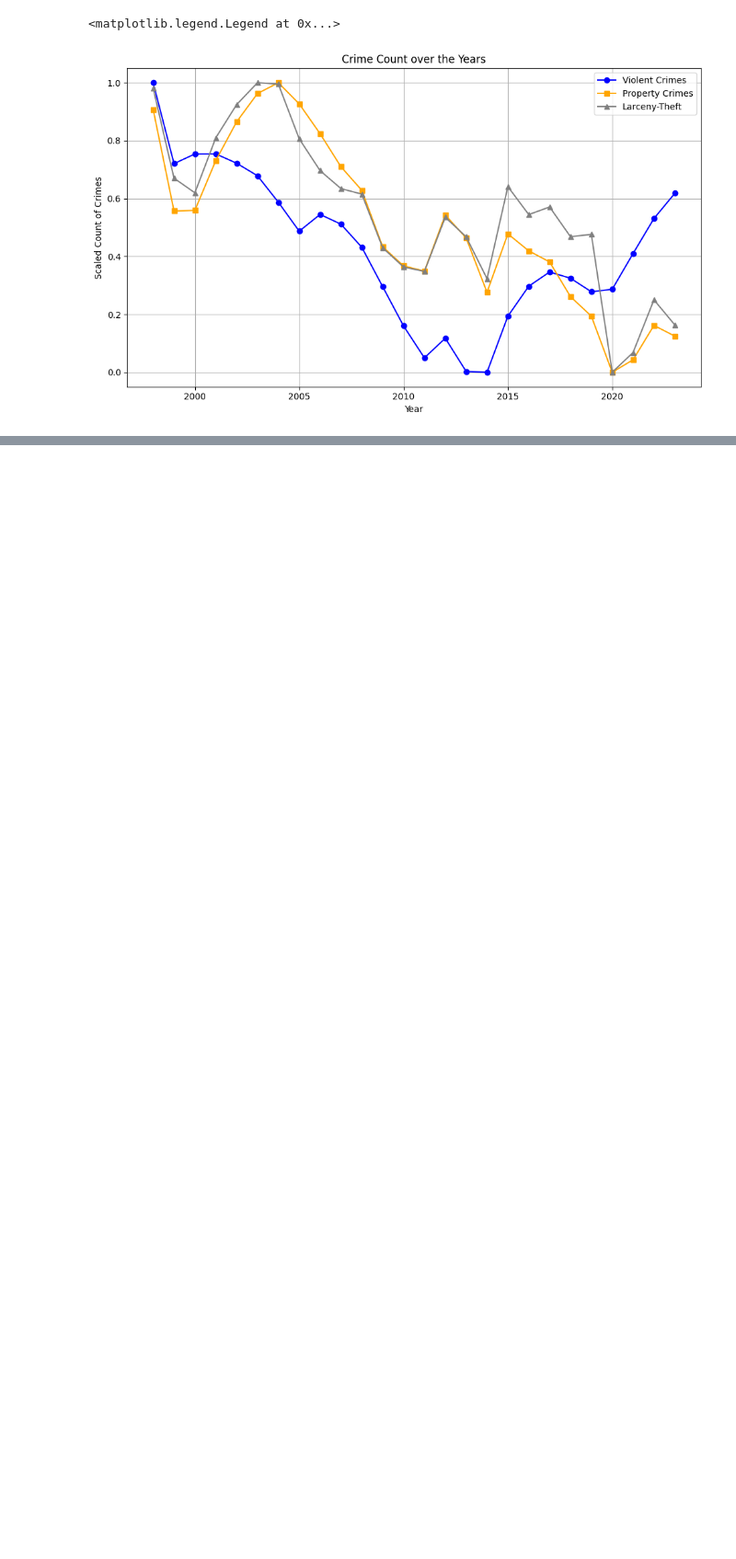
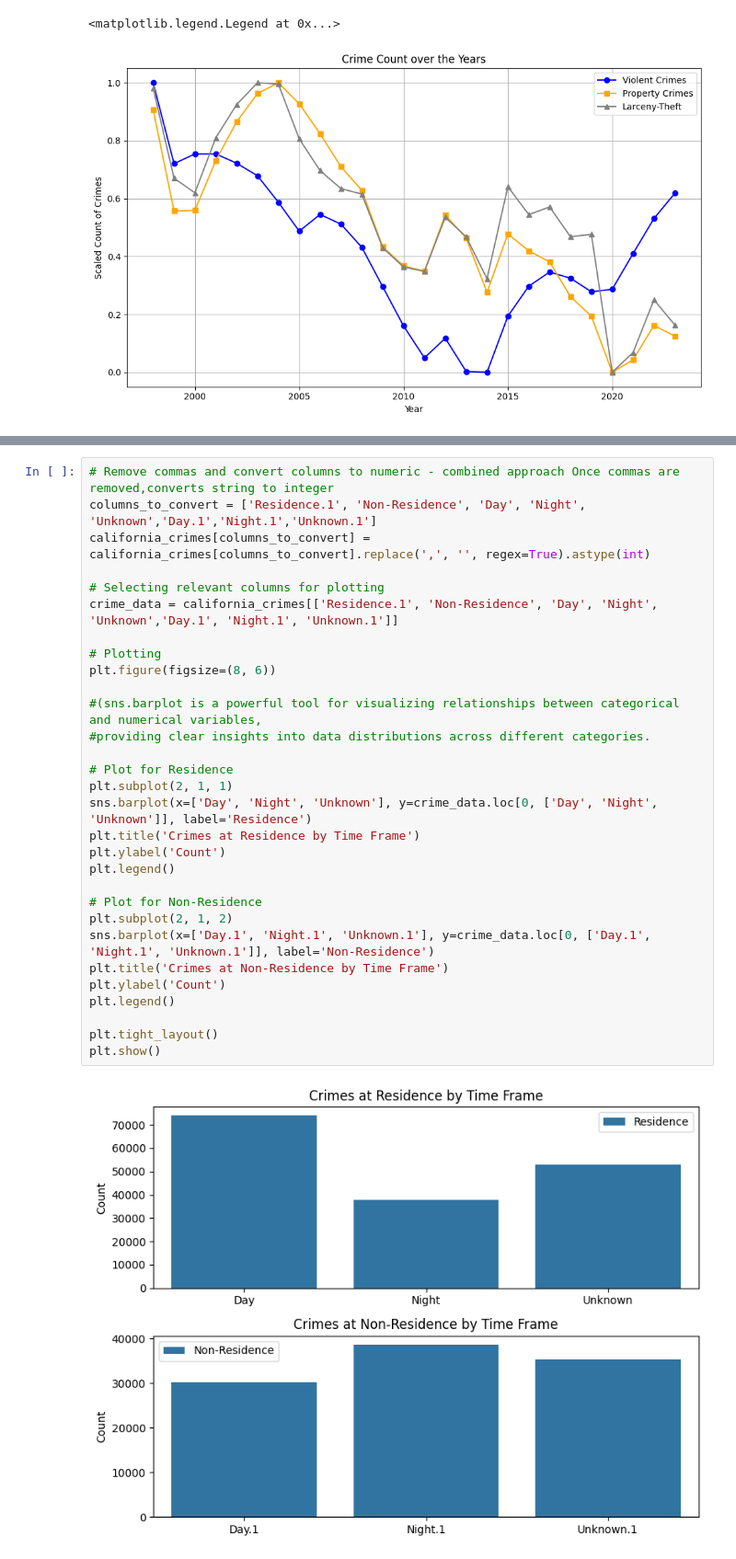
Before and after one commit to EdGonz44/Crime-Chronicles-Inflation-in-the-Golden-State, a Jupyter notebook: group_project/VisualizationData.ipynb, the cells around one changed output, grey strips where cells are left out. Shown at 92% size. Drawn from its saved outputs; the diff is of its cells as text; blank space fills up the shorter version.

```diff
--- a/group_project/VisualizationData.ipynb
+++ b/group_project/VisualizationData.ipynb
@@ -754,0 +811,32 @@ plt.legend()
+# %%
+# Remove commas and convert columns to numeric - combined approach Once commas are removed,converts string to integer
+columns_to_convert = ['Residence.1', 'Non-Residence', 'Day', 'Night', 'Unknown','Day.1','Night.1','Unknown.1']
+california_crimes[columns_to_convert] = california_crimes[columns_to_convert].replace(',', '', regex=True).astype(int)
+
+# Selecting relevant columns for plotting
+crime_data = california_crimes[['Residence.1', 'Non-Residence', 'Day', 'Night', 'Unknown','Day.1', 'Night.1', 'Unknown.1']]
+
+# Plotting
+plt.figure(figsize=(8, 6))
+
+#(sns.barplot is a powerful tool for visualizing relationships between categorical and numerical variables,
+#providing clear insights into data distributions across different categories.
+
+# Plot for Residence
+plt.subplot(2, 1, 1)
+sns.barplot(x=['Day', 'Night', 'Unknown'], y=crime_data.loc[0, ['Day', 'Night', 'Unknown']], label='Residence')
+plt.title('Crimes at Residence by Time Frame')
+plt.ylabel('Count')
+plt.legend()
+
+# Plot for Non-Residence
+plt.subplot(2, 1, 2)
+sns.barplot(x=['Day.1', 'Night.1', 'Unknown.1'], y=crime_data.loc[0, ['Day.1', 'Night.1', 'Unknown.1']], label='Non-Residence')
+plt.title('Crimes at Non-Residence by Time Frame')
+plt.ylabel('Count')
+plt.legend()
+
+plt.tight_layout()
+plt.show()
+# %% [output]
+[figure, added]
```
Also changed, not shown: parts of 2 cells of this notebook.
